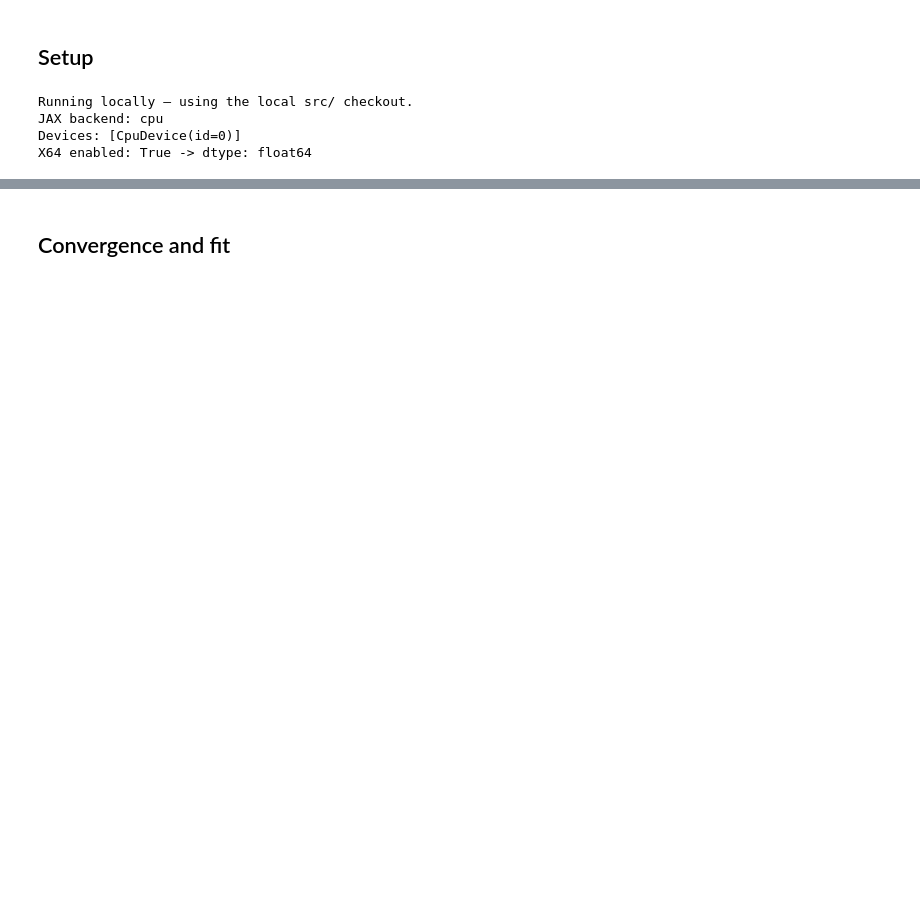
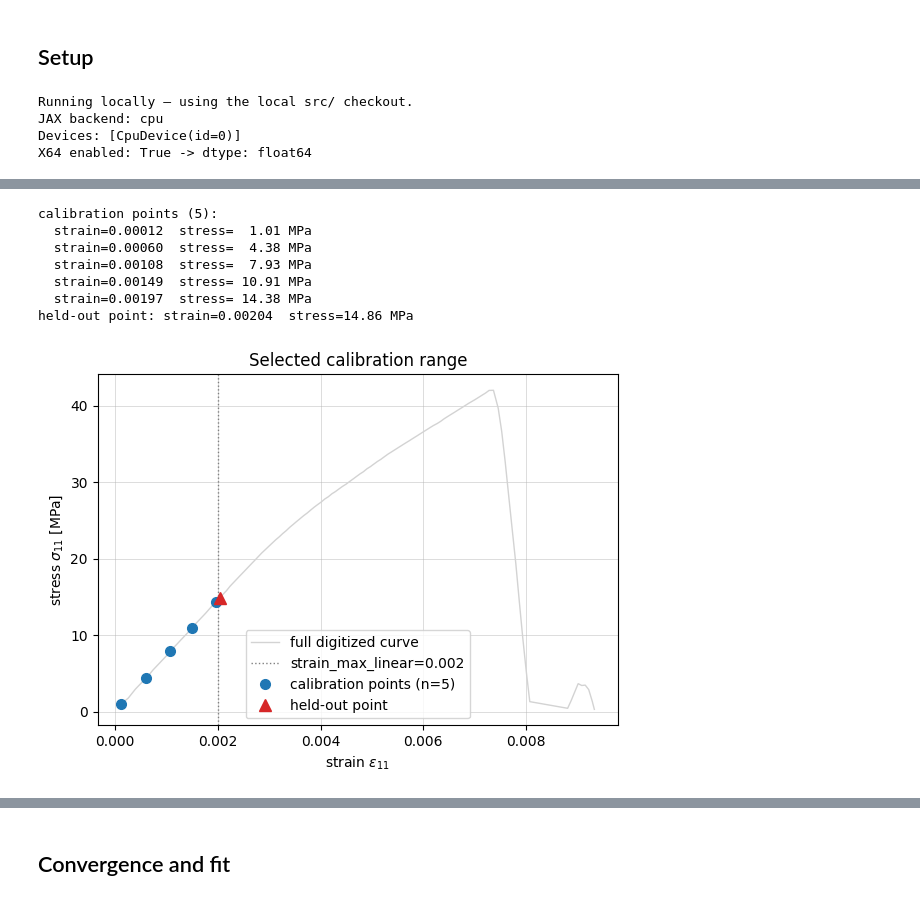
Before and after one commit to choROPeNt/FFTjax, a Jupyter notebook: notebooks/lin-elastic_inverse-calibration.ipynb, the cells around one changed output, grey strips where cells are left out. Cells and saved outputs as stored; diff of their text form; code cells hidden in the pictures; blank space fills up the shorter version.

```diff
--- a/notebooks/lin-elastic_inverse-calibration.ipynb
+++ b/notebooks/lin-elastic_inverse-calibration.ipynb
@@ -55,3 +120,46 @@ X64 enabled: True -> dtype: float64
+# %%
+strain_max_linear = 0.002   # MODIFY ME: upper strain cutoff for the "linear-elastic" range
+n_points          = 5       # MODIFY ME: number of calibration points, evenly spaced in that range
+
+in_range = np.where(strain_ref_full <= strain_max_linear)[0]
+assert len(in_range) >= 2, "strain_max_linear is too small -- fewer than 2 digitized points below it"
+
+pick_idx = in_range[np.linspace(0, len(in_range) - 1, n_points).round().astype(int)]
+pick_idx = np.unique(pick_idx)
+strain_obs = jnp.array(strain_ref_full[pick_idx])
+stress_obs = jnp.array(stress_ref_full[pick_idx])
+
+holdout_idx = in_range[-1] + 1   # first digitized point past the linear cutoff
+assert holdout_idx < len(strain_ref_full), "strain_max_linear leaves no point to hold out"
+strain_holdout = float(strain_ref_full[holdout_idx])
+stress_holdout = float(stress_ref_full[holdout_idx])
+
+print(f"calibration points ({len(pick_idx)}):")
+for e, s in zip(strain_obs, stress_obs):
+    print(f"  strain={float(e):.5f}  stress={float(s):6.2f} MPa")
+print(f"held-out point: strain={strain_holdout:.5f}  stress={stress_holdout:.2f} MPa")
+
+fig, ax = plt.subplots(figsize=(6, 4.5))
+ax.plot(strain_ref_full, stress_ref_full, "-", color="lightgray", lw=1.0, label="full digitized curve")
+ax.axvline(strain_max_linear, color="gray", ls=":", lw=1.0, label=f"strain_max_linear={strain_max_linear}")
+ax.plot(strain_obs, stress_obs, "o", color="C0", ms=7, label=f"calibration points (n={len(pick_idx)})")
+ax.plot(strain_holdout, stress_holdout, "^", color="C3", ms=9, label="held-out point")
+ax.set_xlabel(r"strain $\varepsilon_{11}$")
+ax.set_ylabel(r"stress $\sigma_{11}$ [MPa]")
+ax.set_title("Selected calibration range")
+ax.legend()
+ax.grid(True, linewidth=0.5, alpha=0.6)
+plt.tight_layout()
+plt.show()
+# %% [output]
+calibration points (5):
+  strain=0.00012  stress=  1.01 MPa
+  strain=0.00060  stress=  4.38 MPa
+  strain=0.00108  stress=  7.93 MPa
+  strain=0.00149  stress= 10.91 MPa
+  strain=0.00197  stress= 14.38 MPa
+held-out point: strain=0.00204  stress=14.86 MPa
+[figure, added]
 # %% [markdown]
 ## Generate the composite RVE
 
```
Also changed, not shown: parts of 27 cells of this notebook.
